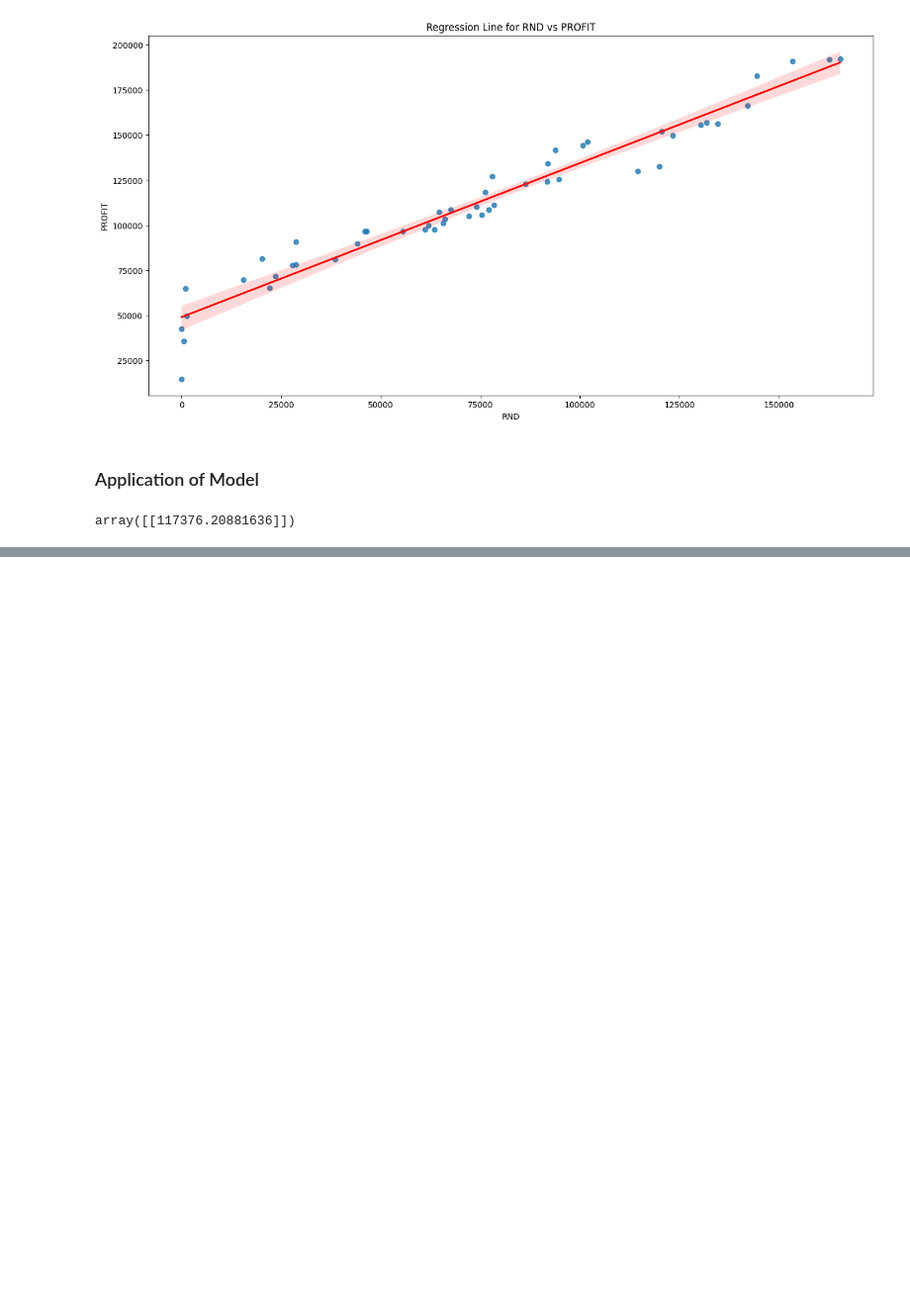
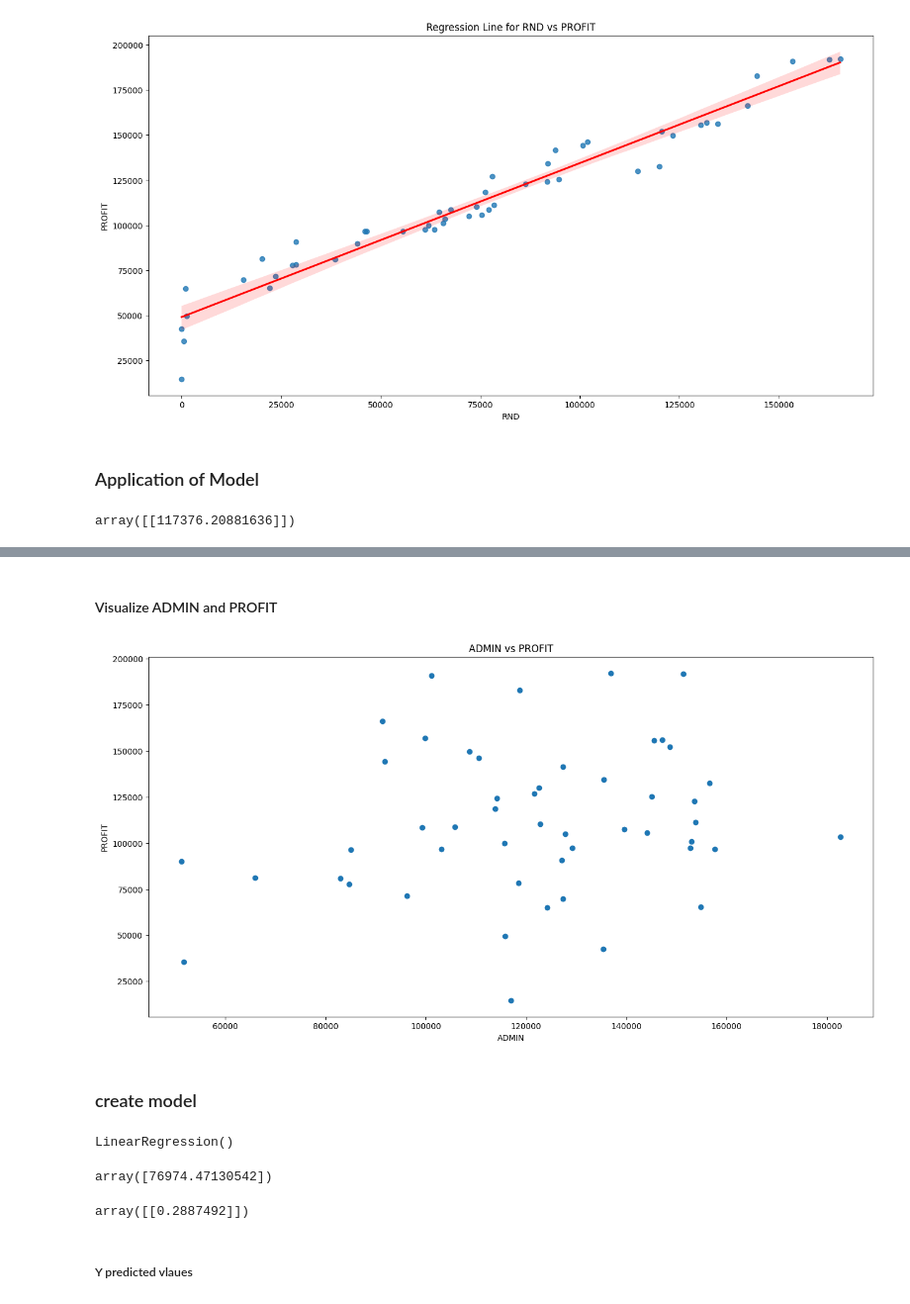
Before and after one commit to arvindravan/python_dsml, a Jupyter notebook: Linear_Regression/LinearRegression.ipynb, the cells around one changed output, grey strips where cells are left out. Shown at 99% size. Cells and saved outputs as stored; diff of their text form; code cells hidden in the pictures; blank space fills up the shorter version.

```diff
--- a/Linear_Regression/LinearRegression.ipynb
+++ b/Linear_Regression/LinearRegression.ipynb
@@ -180,0 +213,29 @@ array([[117376.20881636]])
+# %% [markdown]
+#### Visualize ADMIN and PROFIT
+# %%
+plt.figure(figsize=(16,8))
+plt.scatter(df["ADMIN"],df["PROFIT"])
+plt.title("ADMIN vs PROFIT")
+plt.xlabel("ADMIN")
+plt.ylabel("PROFIT")
+plt.show()
+# %% [output]
+[figure, added]
+# %% [markdown]
+### create model
+# %%
+model = LinearRegression()
+model.fit(X,Y)
+# %% [output]
+LinearRegression()
+# %%
+## model coefficients
+model.intercept_
+# %% [output]
+array([76974.47130542])
+# %%
+model.coef_
+# %% [output]
+array([[0.2887492]])
+# %% [markdown]
+##### Y predicted vlaues
```
Also changed, not shown: parts of 12 cells of this notebook.
